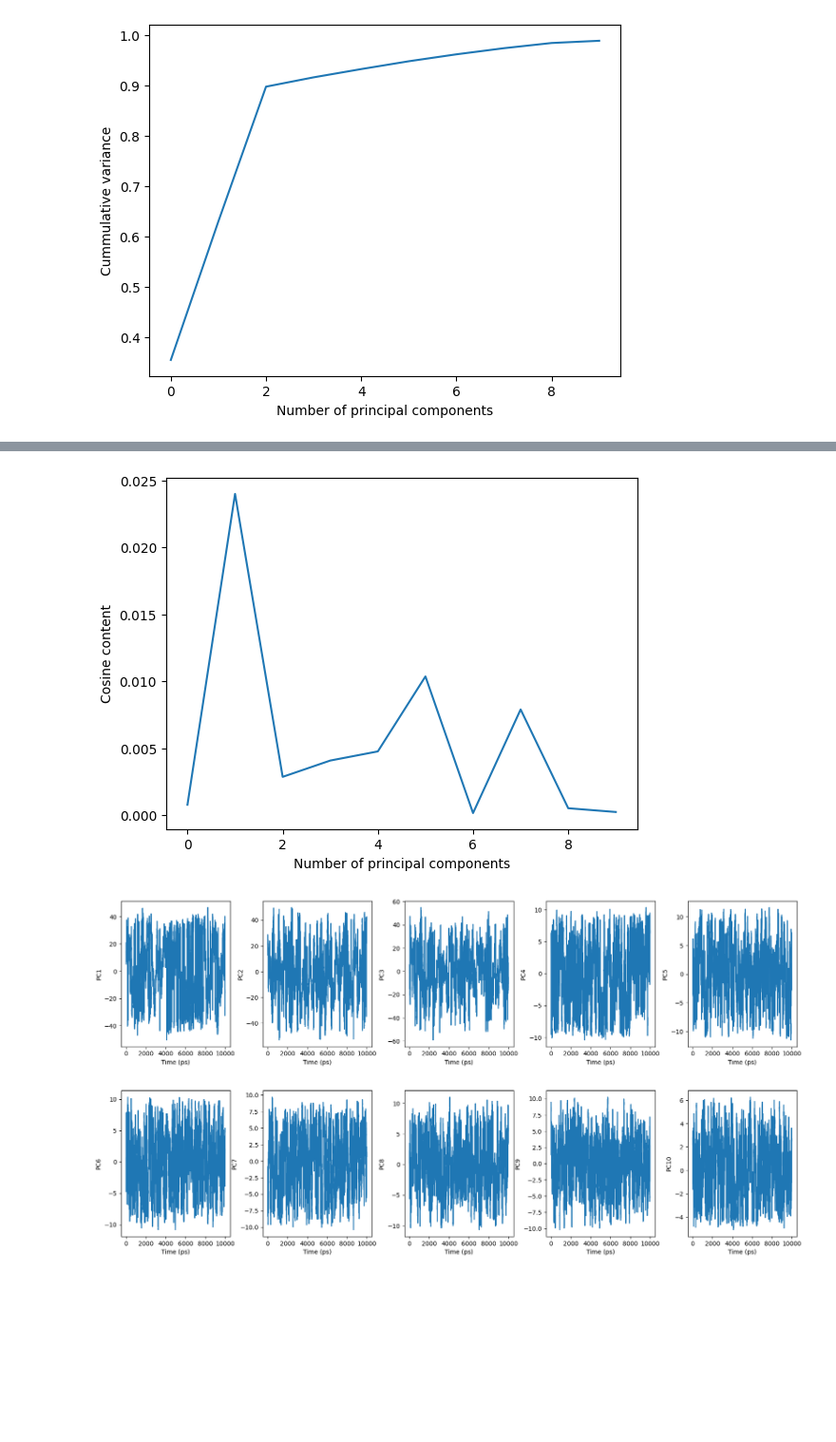
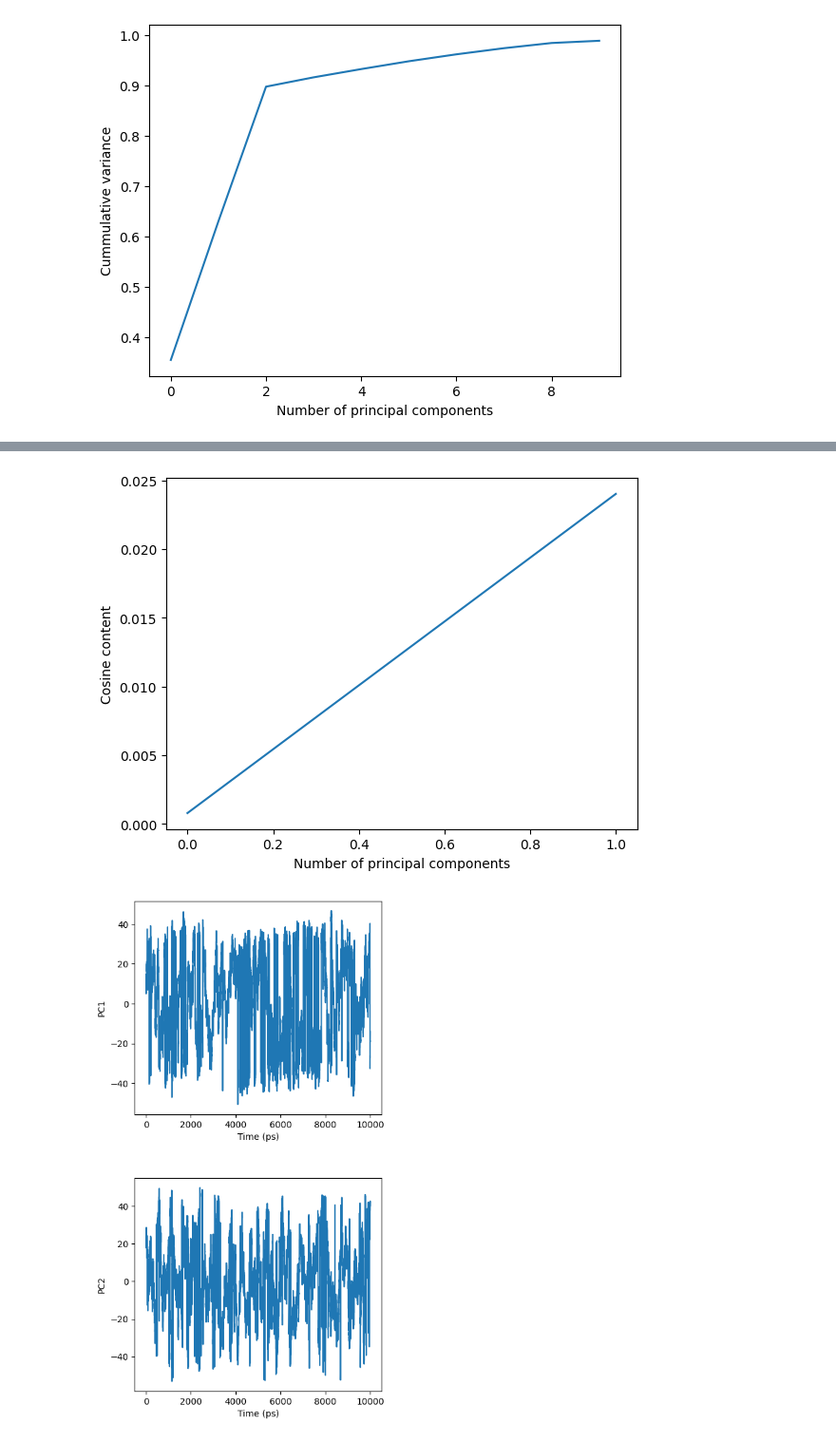
Before and after one commit to 2253shubham/Fructose_in_water_MD_simulation, a Jupyter notebook: Fructose_in_water.ipynb, the cells around one changed output, grey strips where cells are left out. Shown at 95% size. Saved outputs shown, nothing was run; the diff lists cells and outputs as text; code cells hidden in the pictures; blank space fills up the shorter version.

```diff
--- a/Fructose_in_water.ipynb
+++ b/Fructose_in_water.ipynb
@@ -74,7 +80,8 @@ plt.show()
 # %% [output]
 [figure]
 # %%
-# Transforming into reduced space of n_pcs
+# Transforming into reduced space of 2 components
+n_pcs = 2
 fru_pc_reduced = fru_pc.transform(fru, n_components = n_pcs)
 # %%
 # Making a Pandas dataframe
@@ -106,15 +143,15 @@ plt.xlabel("Number of principal components")
 plt.ylabel("Cosine content")
 plt.show()
 # %% [output]
-[figure, old version]
+[figure, new version]
 # %%
-# Plotting transformed components (fru_pc_reduced) over time in different (2 x 5) plots (set both x and y labels and ensure appropriate spacing between plots)
-fig, axs = plt.subplots(2, 5, figsize=(20, 10))
+# Plotting transformed components (fru_pc_reduced) over time in different (2 x 1) plots (set both x and y labels and ensure appropriate spacing between plots)
+fig, axs = plt.subplots(2, n_pcs // 2, figsize=(5, 10))
 fig.subplots_adjust(hspace=0.3, wspace=0.3)
-for i in range(10):
-    axs[i//5, i%5].plot(df["Time (ps)"], fru_pc_reduced[:, i])
-    axs[i//5, i%5].set_xlabel("Time (ps)")
-    axs[i//5, i%5].set_ylabel("PC{}".format(i+1))
+for i in range(n_pcs):
+    axs[i].plot(df["Time (ps)"], fru_pc_reduced[:, i])
+    axs[i].set_xlabel("Time (ps)")
+    axs[i].set_ylabel("PC{}".format(i+1))
 plt.show()
 # %% [output]
-[figure, old version]
+[figure, new version]
```
Also changed, not shown: parts of 15 cells of this notebook.
